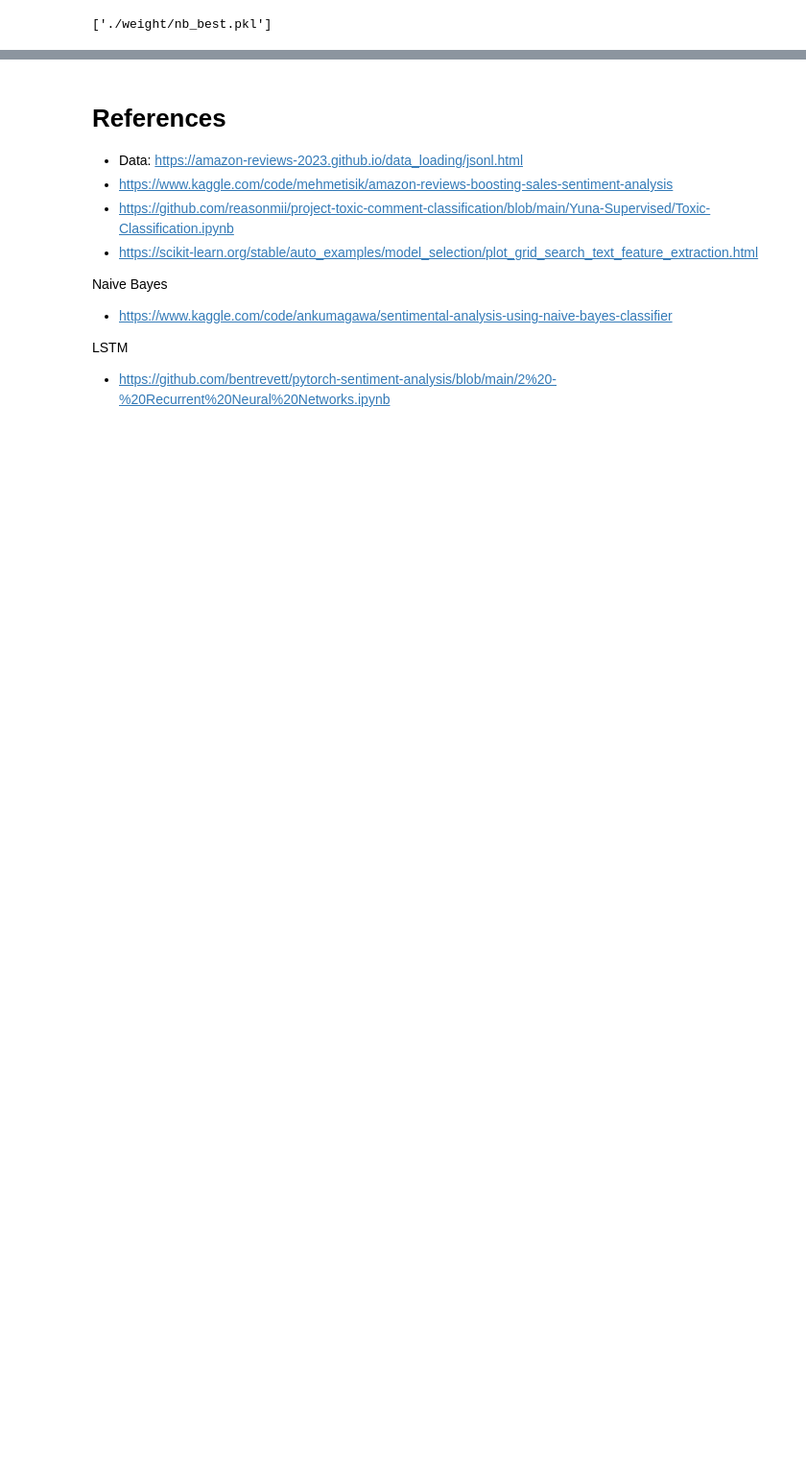
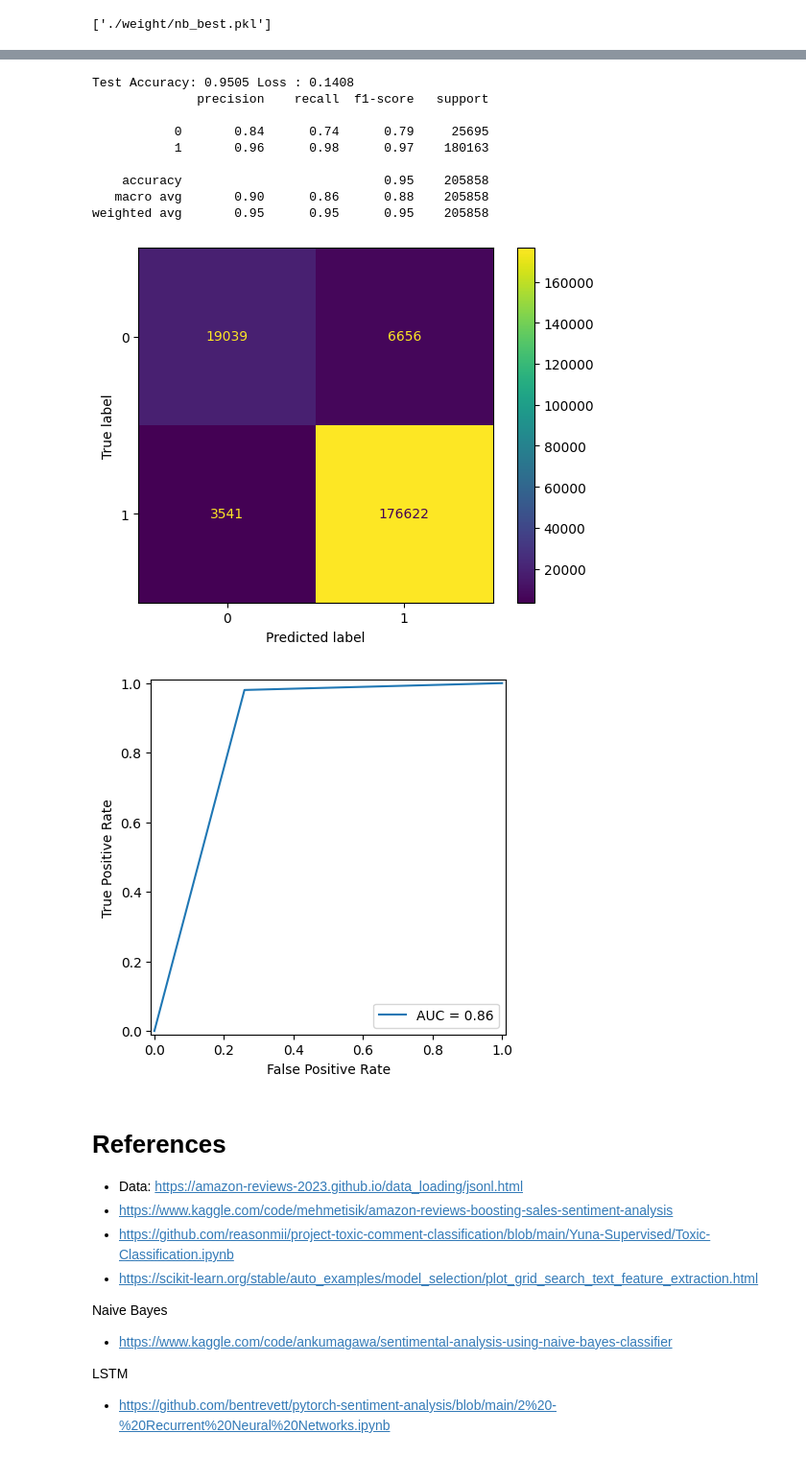
Before and after one commit to heejuHwang/sentiment-analysis-amazon-review, a Jupyter notebook: supervised-learning.ipynb, the cells around one changed output, grey strips where cells are left out. Shown: that part at 96% size. Cells and saved outputs as stored; diff of their text form; code cells hidden in the pictures; blank space fills up the shorter version.

Commit message:
LSTM

```diff
--- a/supervised-learning.ipynb
+++ b/supervised-learning.ipynb
@@ -127,0 +399,6 @@ joblib.dump(cnt_pipe, './weight/nb_best.pkl')
+# %%
+model = DualLSTMClassifier(len(vocab.itos), embed_dim=100, hidden_dim=128, bidirectional=True)
+optimizer = torch.optim.Adam(model.parameters(), lr=1e-3)
+criterion = nn.BCEWithLogitsLoss()
+scheduler = torch.optim.lr_scheduler.ReduceLROnPlateau(optimizer, 'max', patience=1)
+best_model_path="/content/drive/My Drive/Colab Notebooks/Sentiment Analysis/weights/lstm_base.pt"
@@ -128,3 +460,54 @@ joblib.dump(cnt_pipe, './weight/nb_best.pkl')
+# %%
+def evaluate(model , test_loader , loss_function ):
+    y_true = []
+    y_pred = []
+    curr_loss = 0
+    correct_test = 0
+    total_test = 0
+
+    with torch.no_grad():
+        for title_seq, title_lens, text_seq, text_lens, labels in tqdm(test_loader, desc="Test", leave=False):
+            title_seq = title_seq.to(device)
+            title_lens = title_lens.to(device)
+            text_seq = text_seq.to(device)
+            text_lens  = text_lens.to(device)
+
+            labels = labels.to(device)
+            outputs = model(title_seq, title_lens, text_seq, text_lens)
+            loss = criterion(outputs, labels)
+
+            curr_loss += loss.item()
+            total_test += labels.size(0)
+            probs = torch.sigmoid(outputs)
+            preds = (probs >= 0.5).float()
+            correct_test += (preds == labels).sum().item()
+            y_pred.extend(list(preds.cpu().numpy()))
+            y_true.extend(list(labels.cpu().numpy()))
+
+        test_loss = curr_loss / len(test_loader)
+        test_accuracy = correct_test / total_test
+
+    print(f"Test Accuracy: {test_accuracy:.4f} Loss : {test_loss:.4f}")
+    print(classification_report(y_test, y_pred))
+    ConfusionMatrixDisplay(confusion_matrix=confusion_matrix(y_test, y_pred)).plot()
+    plot_roc_curve(y_test, y_pred)
+
+    return {"test_acc": test_accuracy, "test_loss": test_loss}
+# %%
+model.load_state_dict(torch.load(best_model_path))
+test_result_lstm_base  = evaluate(model , test_loader_rnn , criterion)
+# %% [output]
+Test Accuracy: 0.9505 Loss : 0.1408
+              precision    recall  f1-score   support
+
+           0       0.84      0.74      0.79     25695
+           1       0.96      0.98      0.97    180163
+
+    accuracy                           0.95    205858
+   macro avg       0.90      0.86      0.88    205858
+weighted avg       0.95      0.95      0.95    205858
+[figure, added]
+[figure, added]
 # %% [markdown]
 # References
 - Data: https://amazon-reviews-2023.github.io/data_loading/jsonl.html
```
Also changed, not shown: parts of 21 cells of this notebook.
